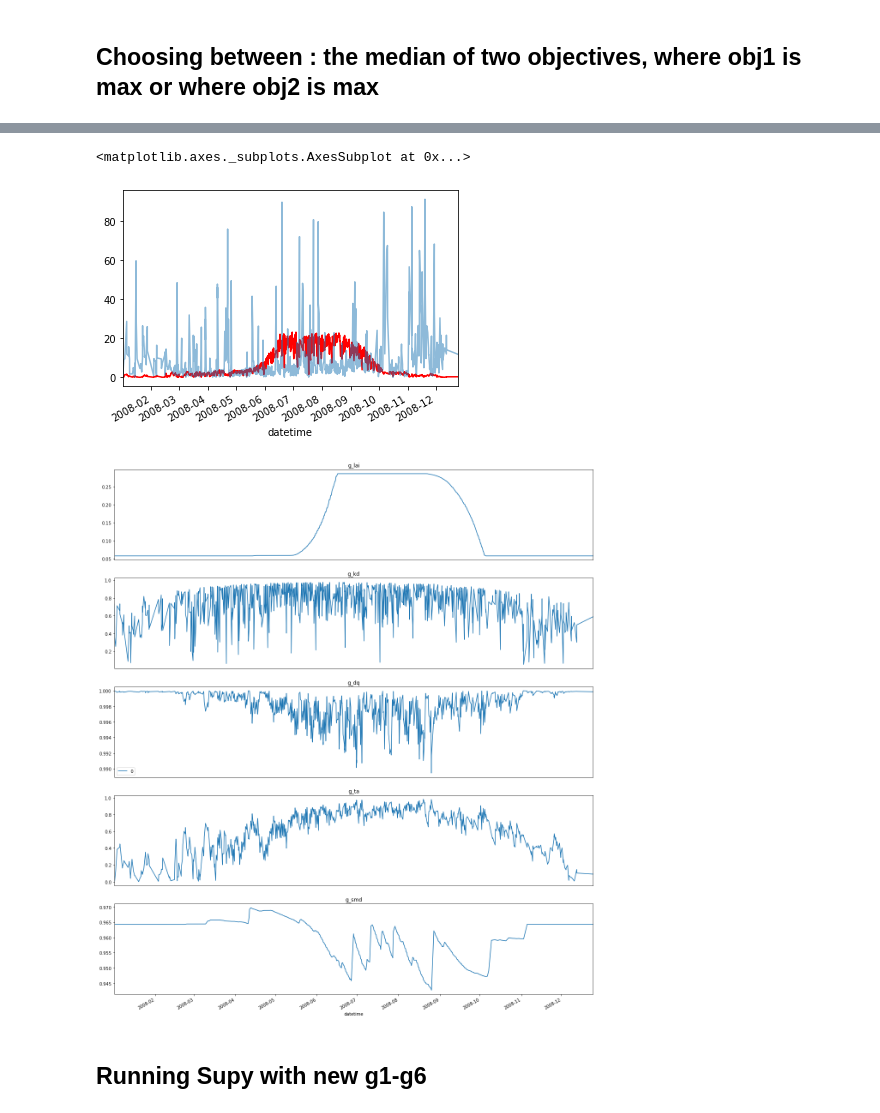
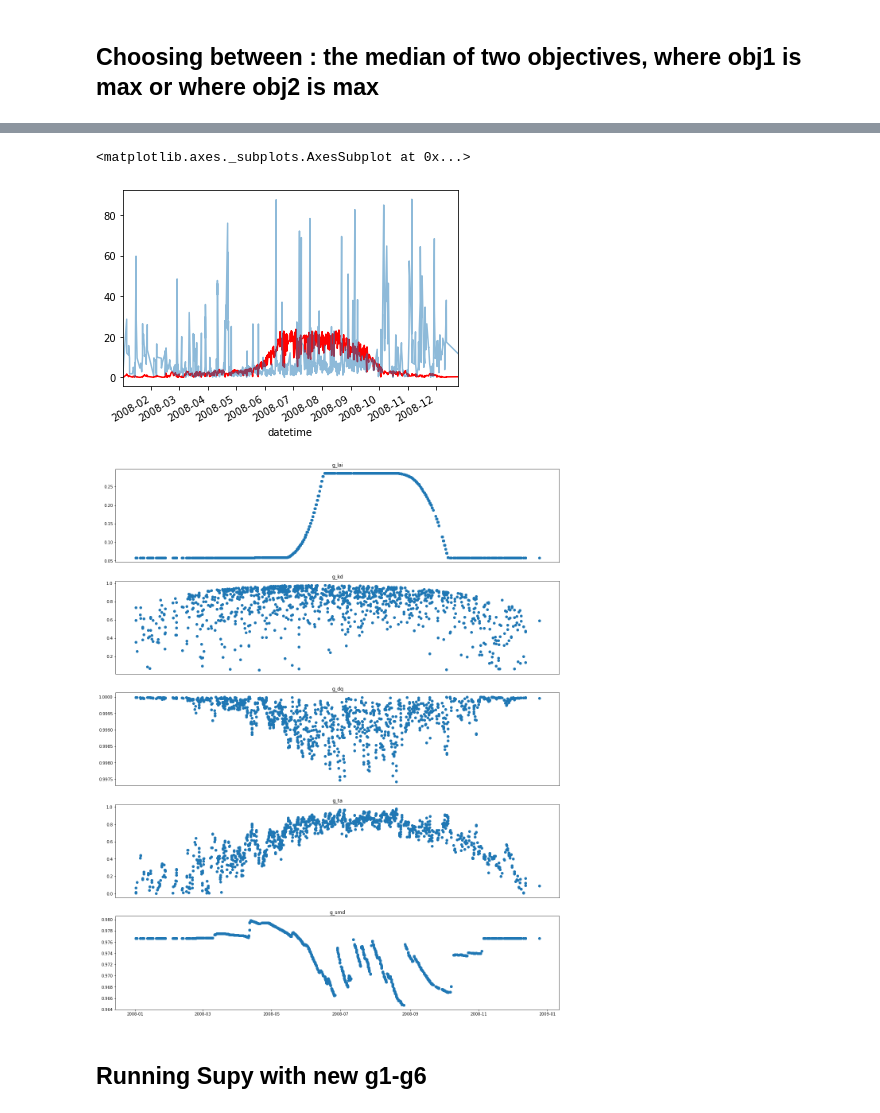
Before and after one commit to Urban-Meteorology-Reading/SUEWS_parameters, a Jupyter notebook: gs_EveTr_AMF.ipynb, the cells around one changed output, grey strips where cells are left out. Drawn from its saved outputs; the diff is of its cells as text; code cells hidden in the pictures.

```diff
--- a/gs_EveTr_AMF.ipynb
+++ b/gs_EveTr_AMF.ipynb
@@ -39,10 +32,32 @@ df_forcing_run = sp.load_forcing_grid(path_runcontrol, grid)
 # %%
+path_runcontrol = Path('runs/run'+'/') / 'RunControl.nml'
+df_state_init = sp.init_supy(path_runcontrol)
+df_state_init,level=modify_attr(df_state_init,name)
+df_state_init.loc[:,'soilstore_id']=[50,50,50,50,50,50,0]
+
+
+grid = df_state_init.index[0]
+df_forcing_run = sp.load_forcing_grid(path_runcontrol, grid)
+df_output, df_state_final = sp.run_supy(df_forcing_run, df_state_init, save_state=False)
+df_forcing_run.lai=df_output.SUEWS.loc[grid,:].LAI
+
+
+with open('./outputs/roughness/all_periods_train.pkl','rb') as f:
+    all_periods=pickle.load(f)
+z0f=[0.16,0.18,0.18,0.18,0.16]
+zdf=[0.5,0.44,0.42,0.44,0.5]
+doy_LAI=all_periods[name][year]
+
+
 error=10
 for i in range(10):
-
     if (error <= 0.1):
         break
-    df_output, df_state_final = sp.run_supy(df_forcing_run, df_state_init, save_state=False)
+    clear_output()
+    df_state_final,all_LAI_output=run_LAI_states(grid,z0f,zdf,df_forcing_run,
+                                                 df_state_init,name,
+                                                 year,doy_LAI,
+                                                 path_runcontrol)
     final_state = df_state_final[df_state_init.columns.levels[0]].iloc[1]
     df_state_init.iloc[0] = final_state
     soilstore_before = df_state_final.soilstore_id.iloc[0]
@@ -71,6 +86,5 @@ for i in range(10):
 # %%
-df=df_output.SUEWS.loc[grid,:]
-df=df.resample('1h',closed='left',label='right').mean()
+df=all_LAI_output.resample('1h',closed='left',label='right').mean()
 # %%
 df_forcing.xsmd=df.SMD
 df_forcing.lai=df.LAI
@@ -237,20 +251,21 @@ gs_model.plot(color='r')
 gs_train.plot(alpha=0.5)
 # %% [output]
 <matplotlib.axes._subplots.AxesSubplot at 0x...>
-[figure, old version]
+[figure, new version]
 # %%
 g_dq=pd.DataFrame(g_dq,index=g_lai.index)
 fig,axs=plt.subplots(5,1,figsize=(20,25))
 a={'0':g_lai,'1':g_kd,'2':g_dq,'3':g_ta,'4':g_smd}
 b={'0':'g_lai','1':'g_kd','2':'g_dq','3':'g_ta','4':'g_smd'}
 for i in range(0,5):
     ax=axs[i]
-    a[str(i)].plot(ax=ax)
+    #a[str(i)].plot(ax=ax)
+    ax.scatter(a[str(i)].index,a[str(i)])
     ax.set_title(b[str(i)])
     if i!=4:
         ax.set_xticks([''])
         ax.set_xlabel('')
 # %% [output]
-[figure, old version]
+[figure, new version]
 # %% [markdown]
 ## Running Supy with new g1-g6
```
Also changed, not shown: parts of 18 cells of this notebook, 10 other files.
